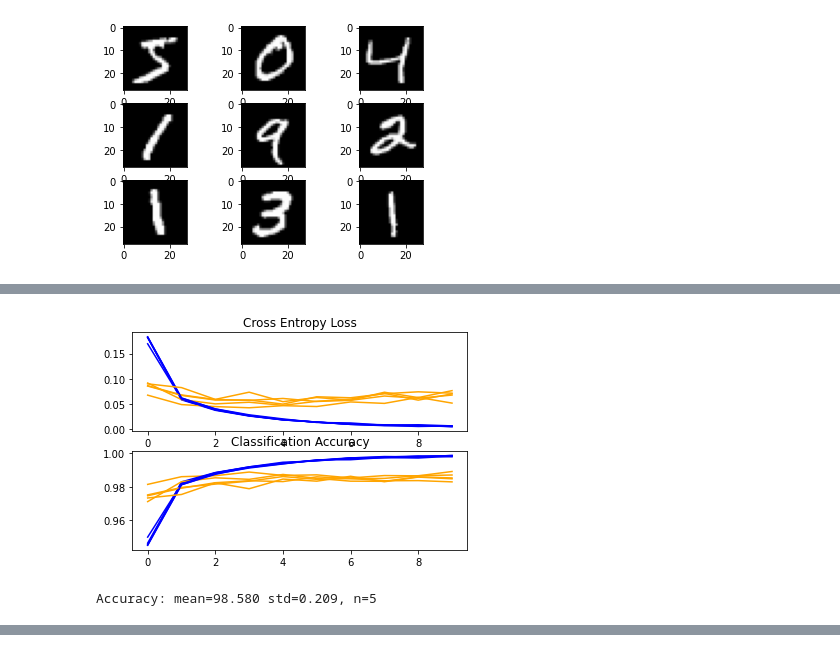
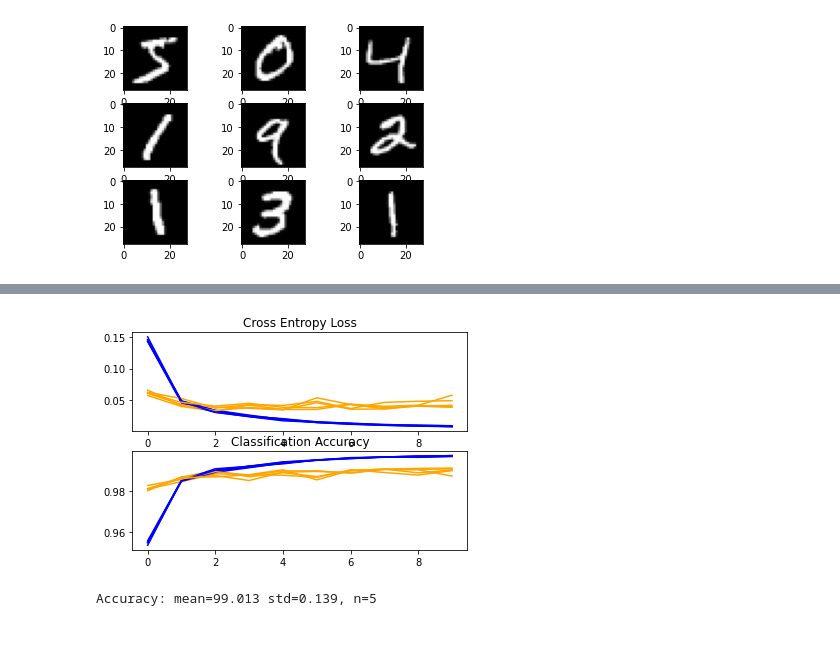
Before and after one commit to pratyushharsh/deepLearning, a Jupyter notebook: Digit_Classifier.ipynb, the cells around one changed output, grey strips where cells are left out. Saved outputs shown, nothing was run; the diff lists cells and outputs as text; code cells hidden in the pictures.

Commit message:
Redefined model - Added hidden layer

```diff
--- a/Digit_Classifier.ipynb
+++ b/Digit_Classifier.ipynb
@@ -54,6 +55,9 @@ def norm_pixels(train, test):
 def define_model():
   model = tf.keras.models.Sequential([
     tf.keras.layers.Conv2D(32, (3, 3), activation='relu', input_shape=(28, 28, 1)),
+    tf.keras.layers.MaxPool2D((2, 2)),
+    tf.keras.layers.Conv2D(64, (3, 3), activation='relu'),
+    tf.keras.layers.Conv2D(64, (3, 3), activation='relu'),
     tf.keras.layers.MaxPool2D((2, 2)),
     tf.keras.layers.Flatten(),
     tf.keras.layers.Dense(100, activation='relu'),
@@ -78,7 +82,7 @@ def evaluate_model(dataX, dataY, n_folds=5):
     # selecting row for train and test
     trainX, trainY, testX, testY = dataX[train_ix], dataY[train_ix], dataX[test_ix], dataY[test_ix]
     # fit the model
-    history = model.fit(trainX, trainY, epochs=10, batch_size=32, validation_data=(testX, testY))
+    history = model.fit(trainX, trainY, epochs=10, batch_size=32, validation_data=(testX, testY), verbose=0)
     # model evaluation
     _, acc = model.evaluate(testX, testY)
     print('> %.3f' % (acc*100.0))
@@ -145,8 +125,3 @@ Epoch 10/10
-# %%
-summary_diagnostic(histories)
-# %% [output]
-[figure, removed]
-# %%
-summary_performance(scores)
-# %% [output]
-Accuracy: mean=98.580 std=0.209, n=5
+# %%
+run_test_harness()
+# %% [output]
@@ -152,0 +138,2 @@ Accuracy: mean=98.580 std=0.209, n=5
+[figure, added]
+Accuracy: mean=99.013 std=0.139, n=5
```
Also changed, not shown: parts of 6 cells of this notebook.
